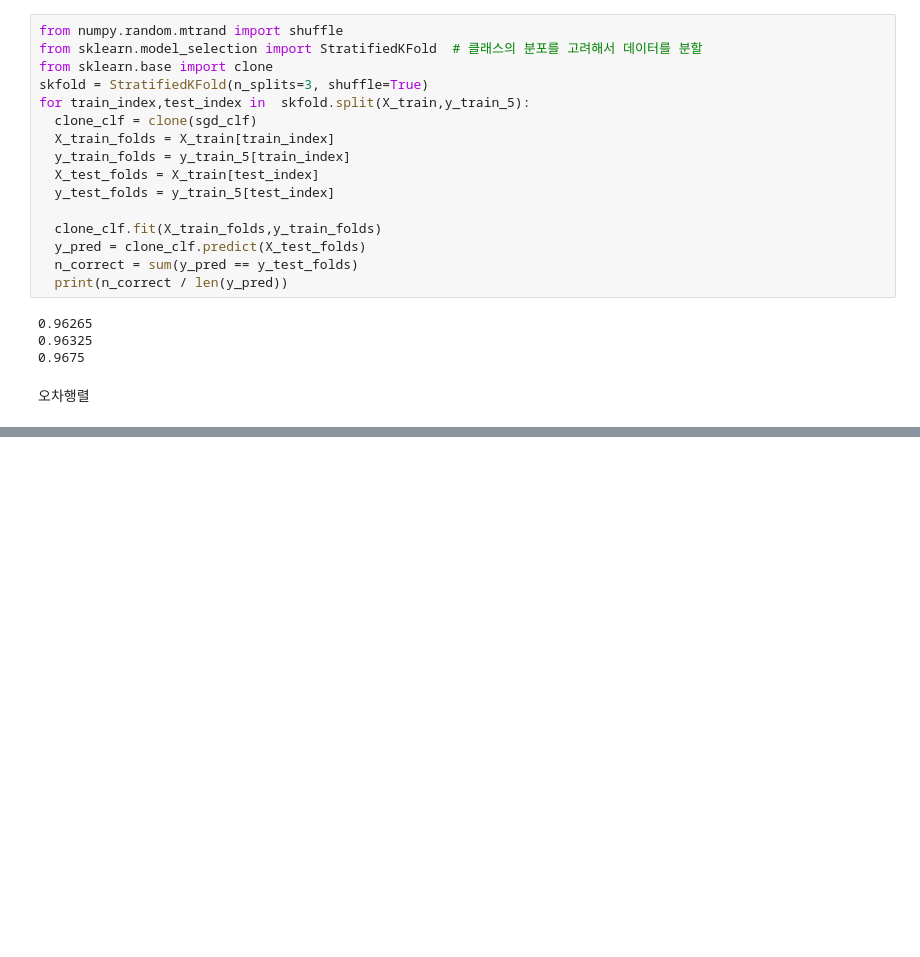
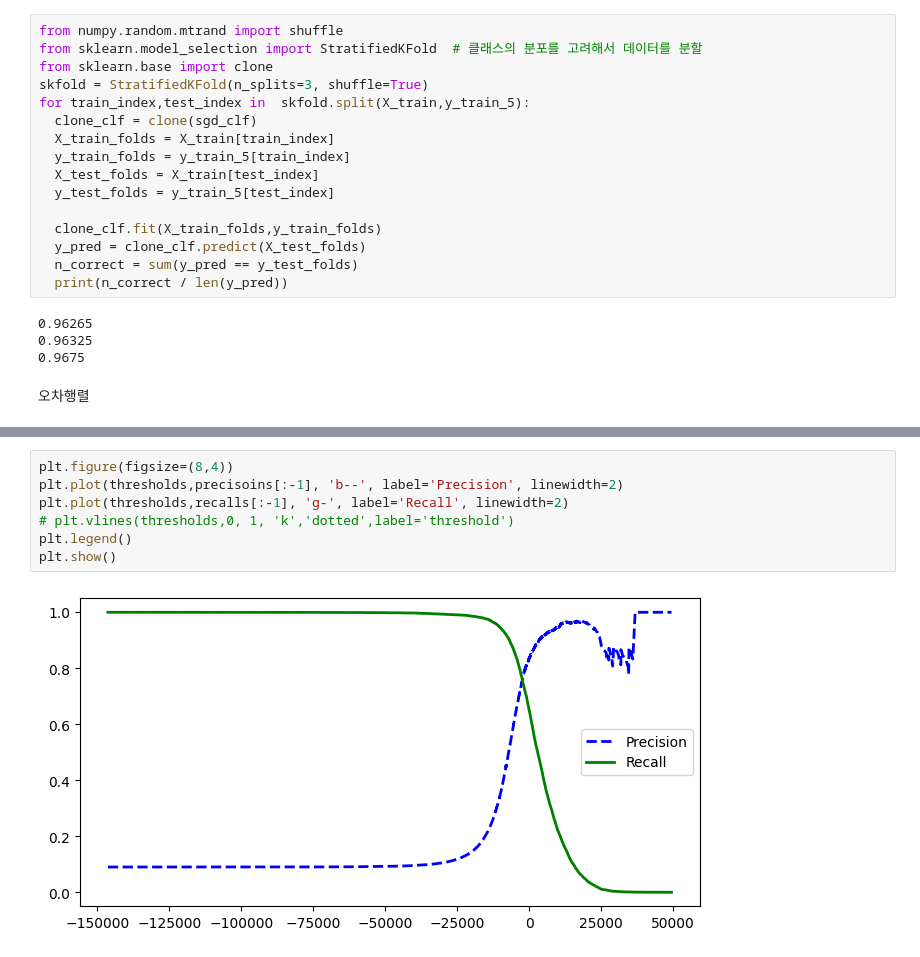
Before and after one commit to leekyuyoung202306/PYTHON, a Jupyter notebook: 21주차/머신러닝리뷰_분류.ipynb, the cells around one changed output, grey strips where cells are left out. Drawn from its saved outputs; the diff is of its cells as text; blank space fills up the shorter version.

```diff
--- a/21주차/머신러닝리뷰_분류.ipynb
+++ b/21주차/머신러닝리뷰_분류.ipynb
@@ -65,0 +127,9 @@ for train_index,test_index in  skfold.split(X_train,y_train_5):
+# %%
+plt.figure(figsize=(8,4))
+plt.plot(thresholds,precisoins[:-1], 'b--', label='Precision', linewidth=2)
+plt.plot(thresholds,recalls[:-1], 'g-', label='Recall', linewidth=2)
+# plt.vlines(thresholds,0, 1, 'k','dotted',label='threshold')
+plt.legend()
+plt.show()
+# %% [output]
+[figure, added]
```
Also changed, not shown: parts of 14 cells of this notebook.
